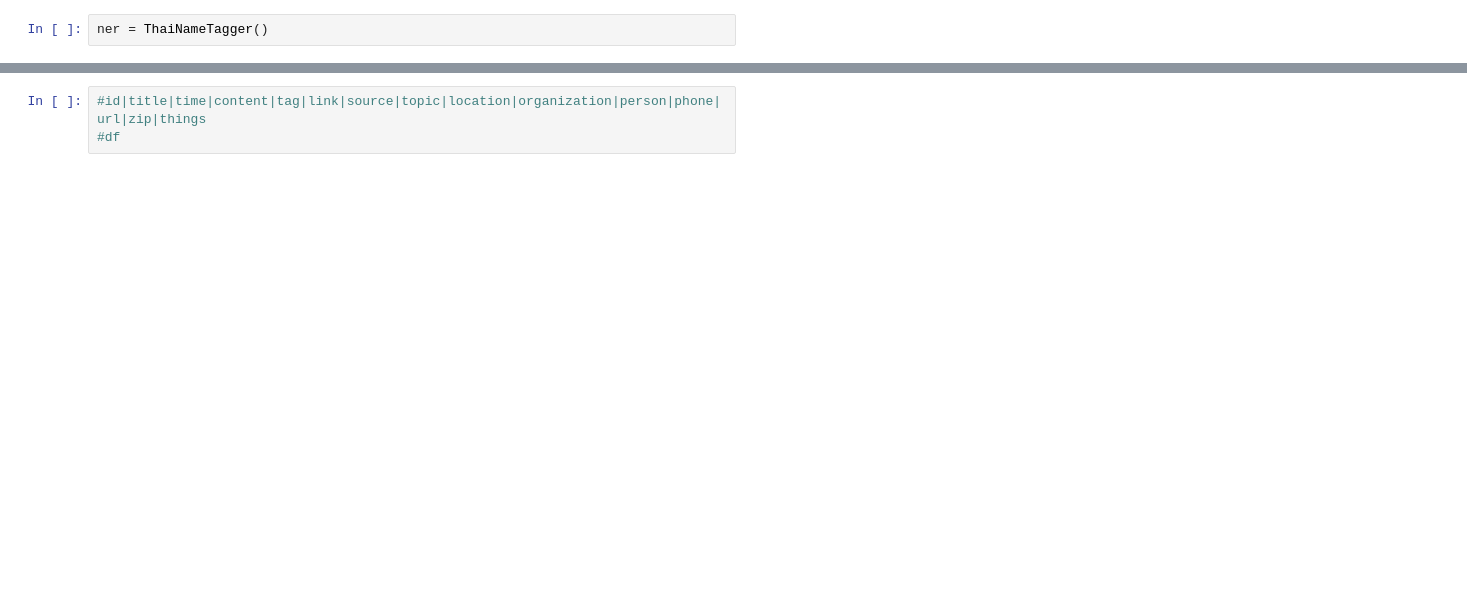
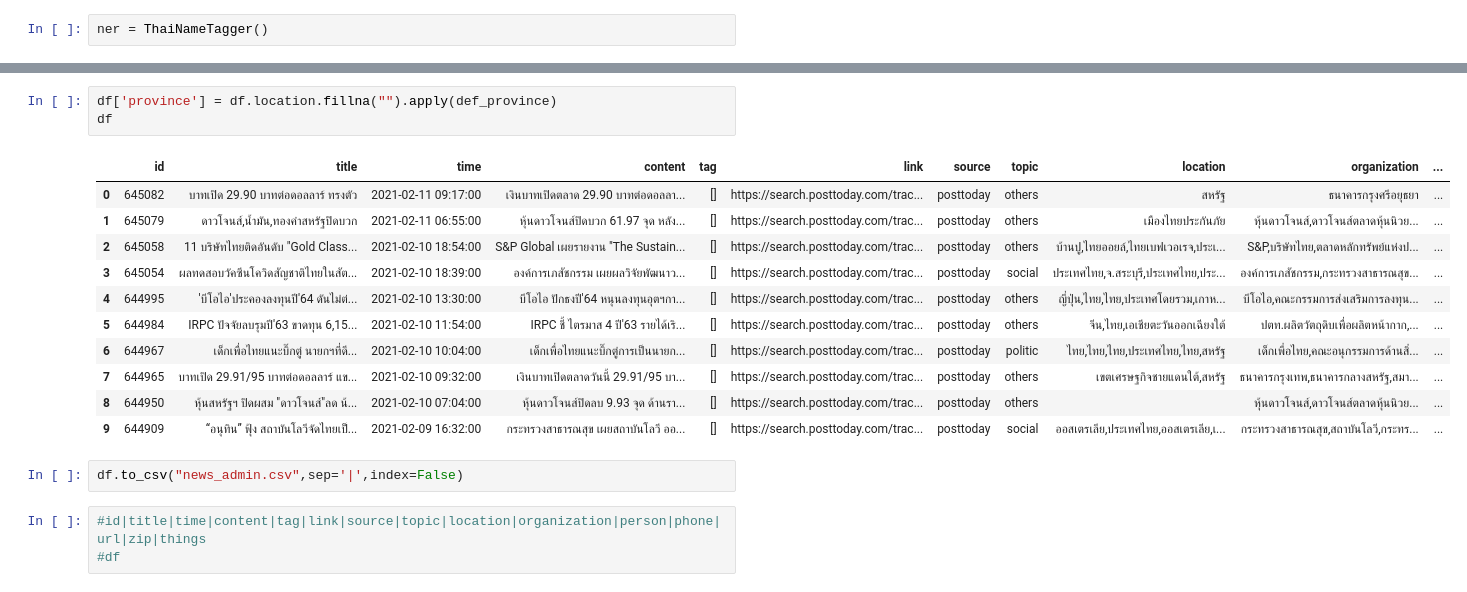
Before and after one commit to krmonline/AFSCTraining, a Jupyter notebook: Web_scrap.ipynb, the cells around one changed output, grey strips where cells are left out. Drawn from its saved outputs; the diff is of its cells as text; blank space fills up the shorter version.

```diff
--- a/Web_scrap.ipynb
+++ b/Web_scrap.ipynb
@@ -214,3 +206,20 @@ df
+# %%
+df['province'] = df.location.fillna("").apply(def_province)
+df
+# %% [output]
+|  | id | title | time | content | tag | link | source | topic | location | organization | ... |
+| 0 | 645082 | บาทเปิด 29.90 บาทต่อดอลลาร์ ทรงตัว | 2021-02-11 09:17:00 | เงินบาทเปิดตลาด 29.90 บาทต่อดอลลา... | [] | https://search.posttoday.com/trac... | posttoday | others | สหรัฐ | ธนาคารกรุงศรีอยุธยา | ... |
+| 1 | 645079 | ดาวโจนส์,น้ำมัน,ทองคำสหรัฐปิดบวก | 2021-02-11 06:55:00 | หุ้นดาวโจนส์ปิดบวก 61.97 จุด หลัง... | [] | https://search.posttoday.com/trac... | posttoday | others | เมืองไทยประกันภัย | หุ้นดาวโจนส์,ดาวโจนส์ตลาดหุ้นนิวย... | ... |
+| 2 | 645058 | 11 บริษัทไทยติดอันดับ "Gold Class... | 2021-02-10 18:54:00 | S&P Global เผยรายงาน "The Sustain... | [] | https://search.posttoday.com/trac... | posttoday | others | บ้านปู,ไทยออยล์,ไทยเบฟเวอเรจ,ประเ... | S&P,บริษัทไทย,ตลาดหลักทรัพย์แห่งป... | ... |
+| 3 | 645054 | ผลทดสอบวัคซีนโควิดสัญชาติไทยในสัต... | 2021-02-10 18:39:00 | องค์การเภสัชกรรม เผยผลวิจัยพัฒนาว... | [] | https://search.posttoday.com/trac... | posttoday | social | ประเทศไทย,จ.สระบุรี,ประเทศไทย,ประ... | องค์การเภสัชกรรม,กระทรวงสาธารณสุข... | ... |
+| 4 | 644995 | 'บีโอไอ'ประคองลงทุนปี'64 ดันไม่ต่... | 2021-02-10 13:30:00 | บีโอไอ ปักธงปี'64 หนุนลงทุนอุตฯกา... | [] | https://search.posttoday.com/trac... | posttoday | others | ญี่ปุ่น,ไทย,ไทย,ประเทศโดยรวม,เกาห... | บีโอไอ,คณะกรรมการส่งเสริมการลงทุน... | ... |
+| 5 | 644984 | IRPC ปัจจัยลบรุมปี'63 ขาดทุน 6,15... | 2021-02-10 11:54:00 | IRPC ชี้ ไตรมาส 4 ปี'63 รายได้เริ... | [] | https://search.posttoday.com/trac... | posttoday | others | จีน,ไทย,เอเชียตะวันออกเฉียงใต้ | ปตท.ผลิตวัตถุดิบเพื่อผลิตหน้ากาก,... | ... |
+| 6 | 644967 | เด็กเพื่อไทยแนะบิ๊กตู่ นายกฯที่ดี... | 2021-02-10 10:04:00 | เด็กเพื่อไทยแนะบิ๊กตู่การเป็นนายก... | [] | https://search.posttoday.com/trac... | posttoday | politic | ไทย,ไทย,ไทย,ประเทศไทย,ไทย,สหรัฐ | เด็กเพื่อไทย,คณะอนุกรรมการด้านสิ่... | ... |
+| 7 | 644965 | บาทเปิด 29.91/95 บาทต่อดอลลาร์ แข... | 2021-02-10 09:32:00 | เงินบาทเปิดตลาดวันนี้ 29.91/95 บา... | [] | https://search.posttoday.com/trac... | posttoday | others | เขตเศรษฐกิจชายแดนใต้,สหรัฐ | ธนาคารกรุงเทพ,ธนาคารกลางสหรัฐ,สมา... | ... |
+| 8 | 644950 | หุ้นสหรัฐฯ ปิดผสม "ดาวโจนส์"ลด น้... | 2021-02-10 07:04:00 | หุ้นดาวโจนส์ปิดลบ 9.93 จุด ด้านรา... | [] | https://search.posttoday.com/trac... | posttoday | others |  | หุ้นดาวโจนส์,ดาวโจนส์ตลาดหุ้นนิวย... | ... |
+| 9 | 644909 | “อนุทิน” ฟุ้ง สถาบันโลวีจัดไทยเป็... | 2021-02-09 16:32:00 | กระทรวงสาธารณสุข เผยสถาบันโลวี ออ... | [] | https://search.posttoday.com/trac... | posttoday | social | ออสเตรเลีย,ประเทศไทย,ออสเตรเลีย,เ... | กระทรวงสาธารณสุข,สถาบันโลวี,กระทร... | ... |
+# %%
+df.to_csv("news_admin.csv",sep='|',index=False)
 # %%
 #id|title|time|content|tag|link|source|topic|location|organization|person|phone|url|zip|things
 #df
```
Also changed, not shown: parts of 6 cells of this notebook.
